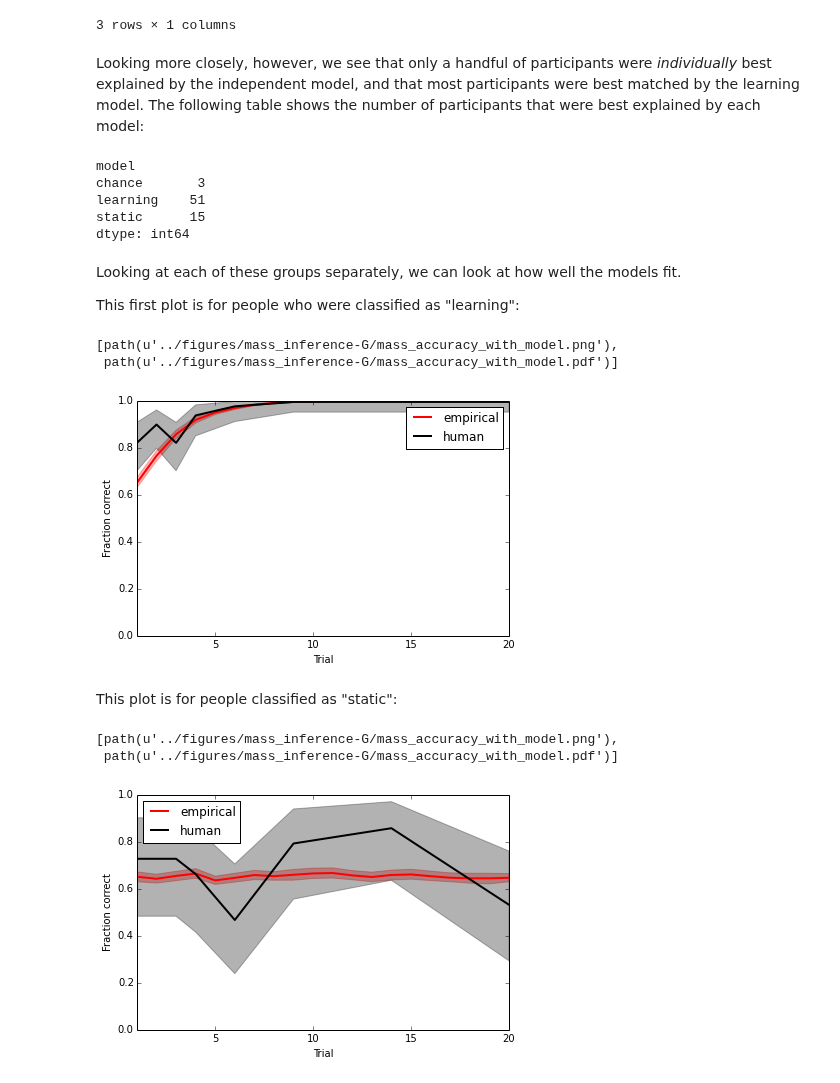
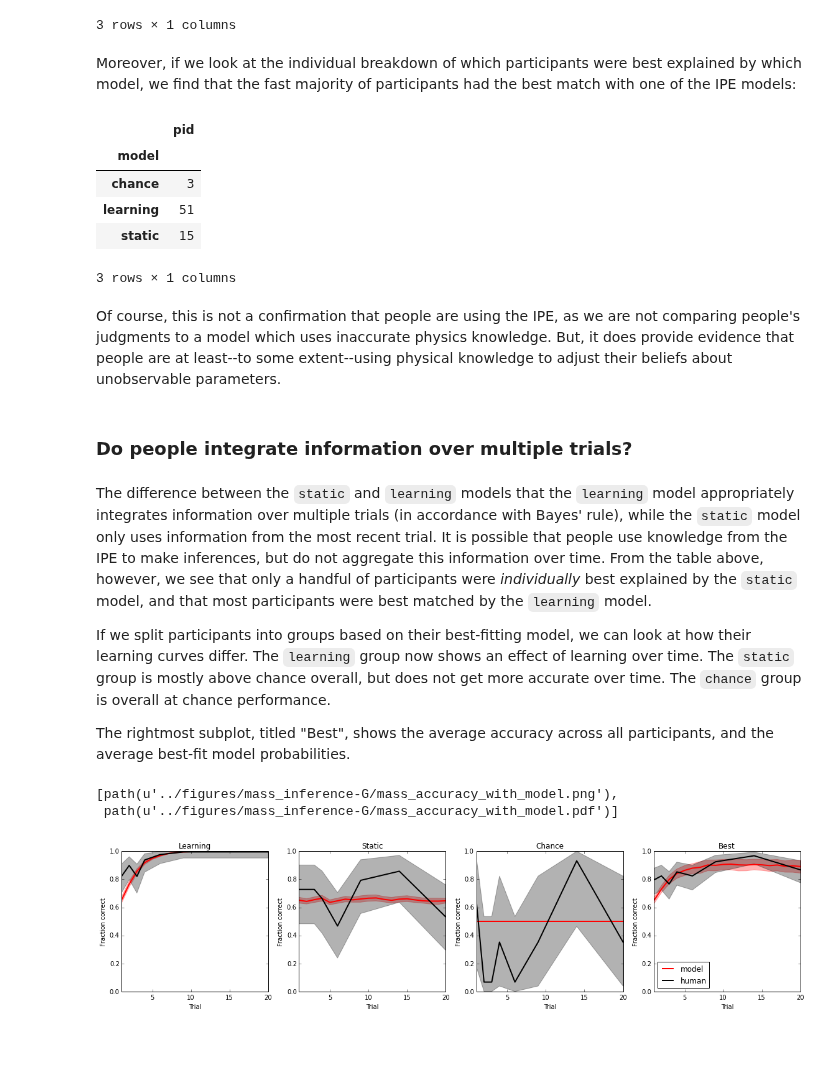
Before and after one commit to berkeley-cocosci/mass-inference, a Jupyter notebook: analysis/mass-inference.ipynb, the cells around one changed output. Saved outputs shown, nothing was run; the diff lists cells and outputs as text; code cells hidden in the pictures; blank space fills up the shorter version.

```diff
--- a/analysis/mass-inference.ipynb
+++ b/analysis/mass-inference.ipynb
@@ -200,33 +210,32 @@ llh.groupby(level='model').sum()
 | learning | -348.319835 |
 | static | -282.892904 |
 3 rows × 1 columns
-# %% [markdown]
-Looking more closely, however, we see that only a handful of participants were *individually* best explained by the independent model, and that most participants were best matched by the learning model. The following table shows the number of participants that were best explained by each model:
+# %% [markdown]
+Moreover, if we look at the individual breakdown of which participants were best explained by which model, we find that the fast majority of participants had the best match with one of the IPE models:
 # %%
 pth = analyses.participant_fits.run(data, results_path, seed)
 ranks = pd.read_csv(pth).groupby('rank').get_group(0)
-ranks.groupby('model').apply(len)
+ranks.groupby('model').agg(len)[['pid']]
 # %% [output]
+|  | pid |
+| model |  |
+| chance | 3 |
+| learning | 51 |
+| static | 15 |
-model
-chance       3
-learning    51
-static      15
-dtype: int64
+3 rows × 1 columns
-# %% [markdown]
-Looking at each of these groups separately, we can look at how well the models fit.
-
-This first plot is for people who were classified as "learning":
+# %% [markdown]
+Of course, this is not a confirmation that people are using the IPE, as we are not comparing people's judgments to a model which uses inaccurate physics knowledge. But, it does provide evidence that people are at least--to some extent--using physical knowledge to adjust their beliefs about unobservable parameters.
+# %% [markdown]
+### Do people integrate information over multiple trials?
+# %% [markdown]
+The difference between the `static` and `learning` models that the `learning` model appropriately integrates information over multiple trials (in accordance with Bayes' rule), while the `static` model only uses information from the most recent trial. It is possible that people use knowledge from the IPE to make inferences, but do not aggregate this information over time. From the table above, however, we see that only a handful of participants were *individually* best explained by the `static` model, and that most participants were best matched by the `learning` model.
+
+If we split participants into groups based on their best-fitting model, we can look at how their learning curves differ. The `learning` group now shows an effect of learning over time. The `static` group is mostly above chance overall, but does not get more accurate over time. The `chance` group is overall at chance performance.
+
+The rightmost subplot, titled "Best", shows the average accuracy across all participants, and the average best-fit model probabilities.
 # %%
-plots.mass_accuracy_with_model.plot_class('learning', results_path, fig_path)
+plots.mass_accuracy_with_model.plot(results_path, fig_path)
 # %% [output]
 [path(u'../figures/mass_inference-G/mass_accuracy_with_model.png'),
  path(u'../figures/mass_inference-G/mass_accuracy_with_model.pdf')]
-[figure, old version]
+[figure, new version]
-# %% [markdown]
-This plot is for people classified as "static":
-# %%
-plots.mass_accuracy_with_model.plot_class('static', results_path, fig_path)
-# %% [output]
-[path(u'../figures/mass_inference-G/mass_accuracy_with_model.png'),
- path(u'../figures/mass_inference-G/mass_accuracy_with_model.pdf')]
-[figure, removed]
```
Also changed, not shown: parts of 11 cells of this notebook.
